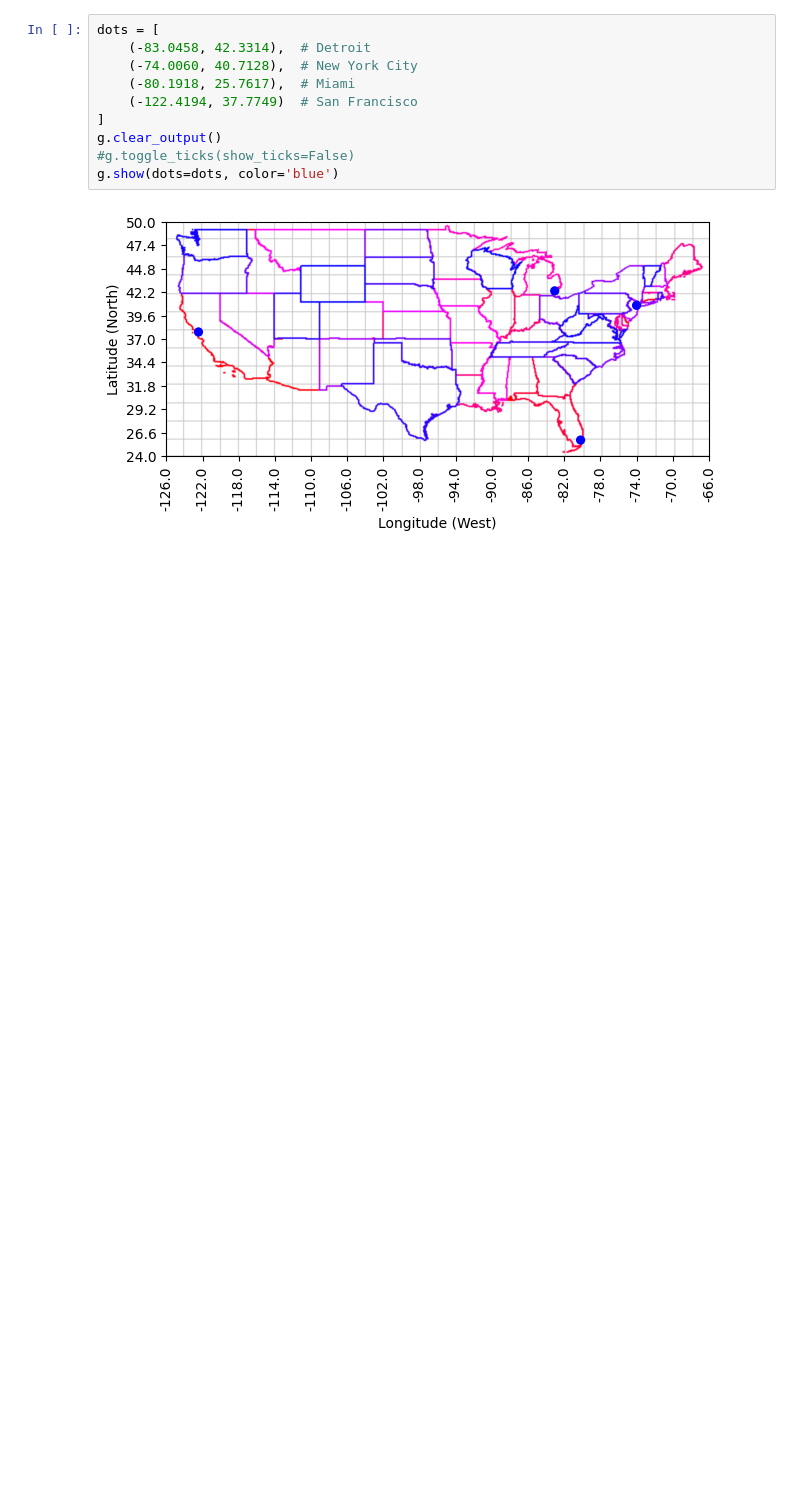
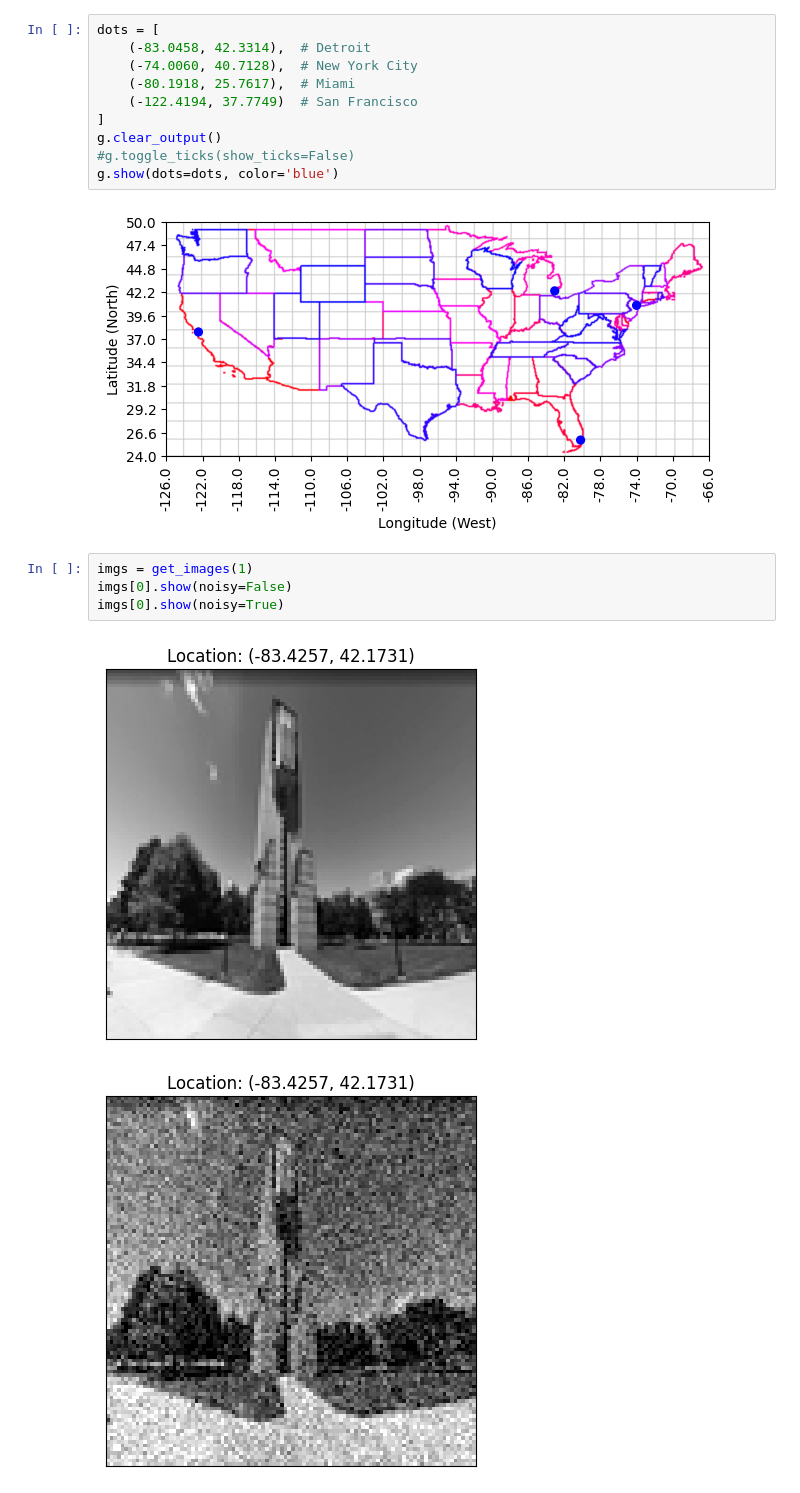
Before and after one commit to aethom00/Geoguessr442, a Jupyter notebook: display.ipynb, the cells around one changed output. Drawn from its saved outputs; the diff is of its cells as text; blank space fills up the shorter version.

Commit message:
Image extraction updates

```diff
--- a/display.ipynb
+++ b/display.ipynb
@@ -20,3 +21,10 @@ g.clear_output()
 g.show(dots=dots, color='blue')
 # %% [output]
 [figure]
+# %%
+imgs = get_images(1)
+imgs[0].show(noisy=False)
+imgs[0].show(noisy=True)
+# %% [output]
+[figure, added]
+[figure, added]
```
Also changed, not shown: parts of 2 cells of this notebook, 2 other files.
